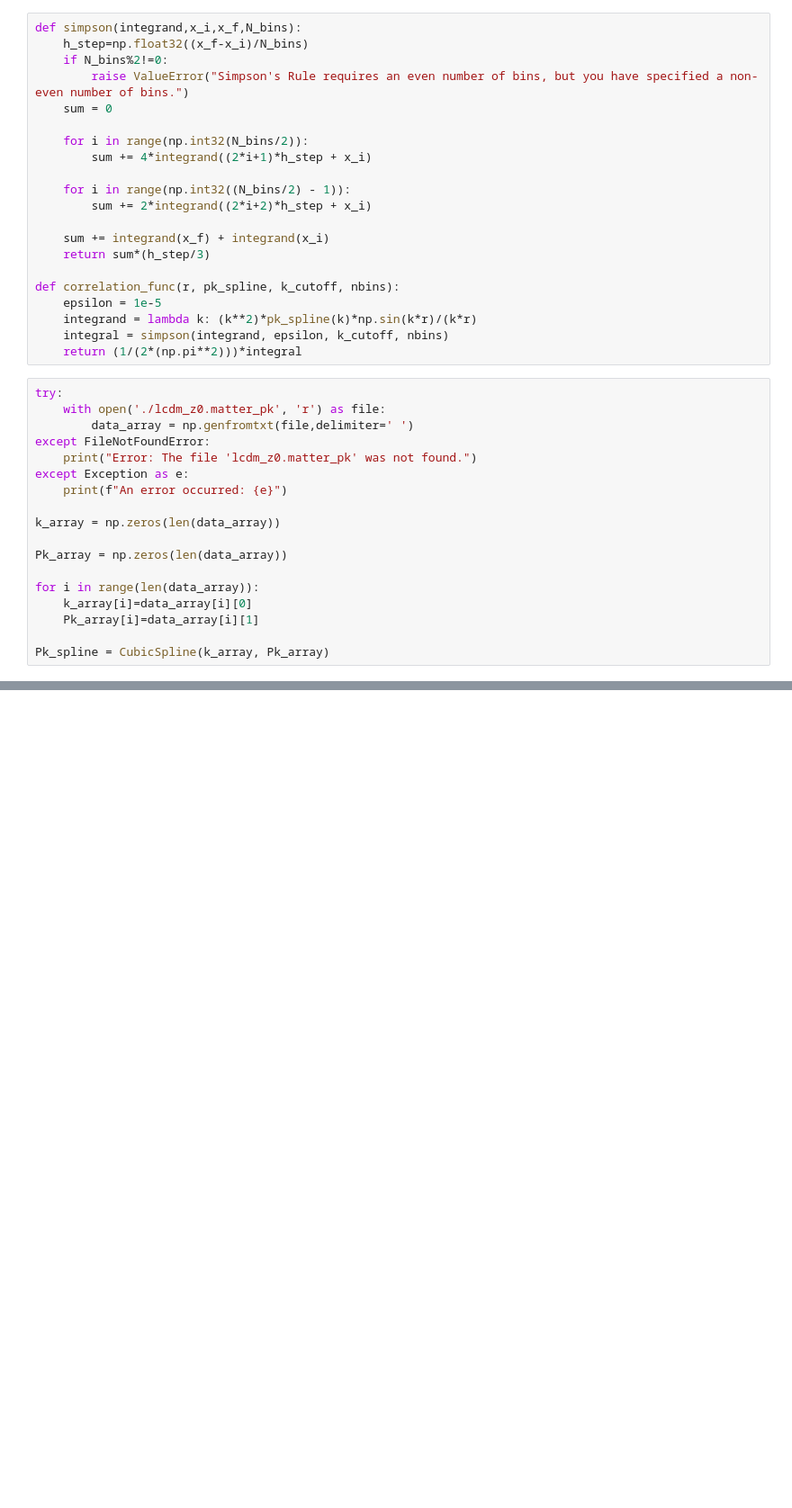
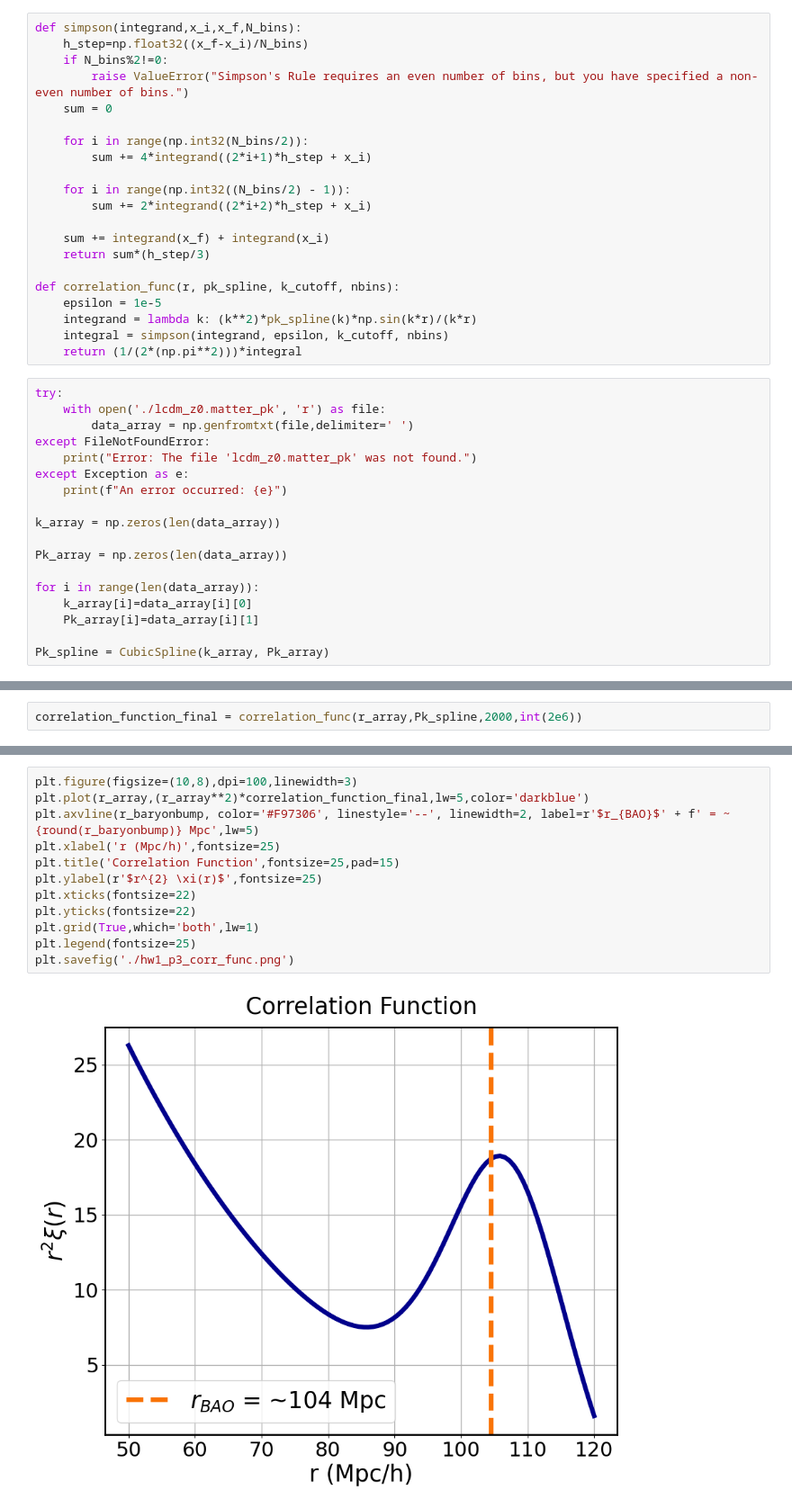
Before and after one commit to specterofjack/comp_phys_fall25, a Jupyter notebook: hw1_p3.ipynb, the cells around one changed output, grey strips where cells are left out. Shown: that part at 90% size. Cells and saved outputs as stored; diff of their text form; blank space fills up the shorter version.

```diff
--- a/hw1_p3.ipynb
+++ b/hw1_p3.ipynb
@@ -78,0 +70,2 @@ plt.legend()
+# %%
+correlation_function_final = correlation_func(r_array,Pk_spline,2000,int(2e6))
@@ -78,0 +92,14 @@ plt.legend()
+# %%
+plt.figure(figsize=(10,8),dpi=100,linewidth=3)
+plt.plot(r_array,(r_array**2)*correlation_function_final,lw=5,color='darkblue')
+plt.axvline(r_baryonbump, color='#F97306', linestyle='--', linewidth=2, label=r'$r_{BAO}$' + f' = ~{round(r_baryonbump)} Mpc',lw=5)
+plt.xlabel('r (Mpc/h)',fontsize=25)
+plt.title('Correlation Function',fontsize=25,pad=15)
+plt.ylabel(r'$r^{2} \xi(r)$',fontsize=25)
+plt.xticks(fontsize=22)
+plt.yticks(fontsize=22)
+plt.grid(True,which='both',lw=1)
+plt.legend(fontsize=25)
+plt.savefig('./hw1_p3_corr_func.png')
+# %% [output]
+[figure, added]
```
Also changed, not shown: parts of 6 cells of this notebook, 7 other files.
